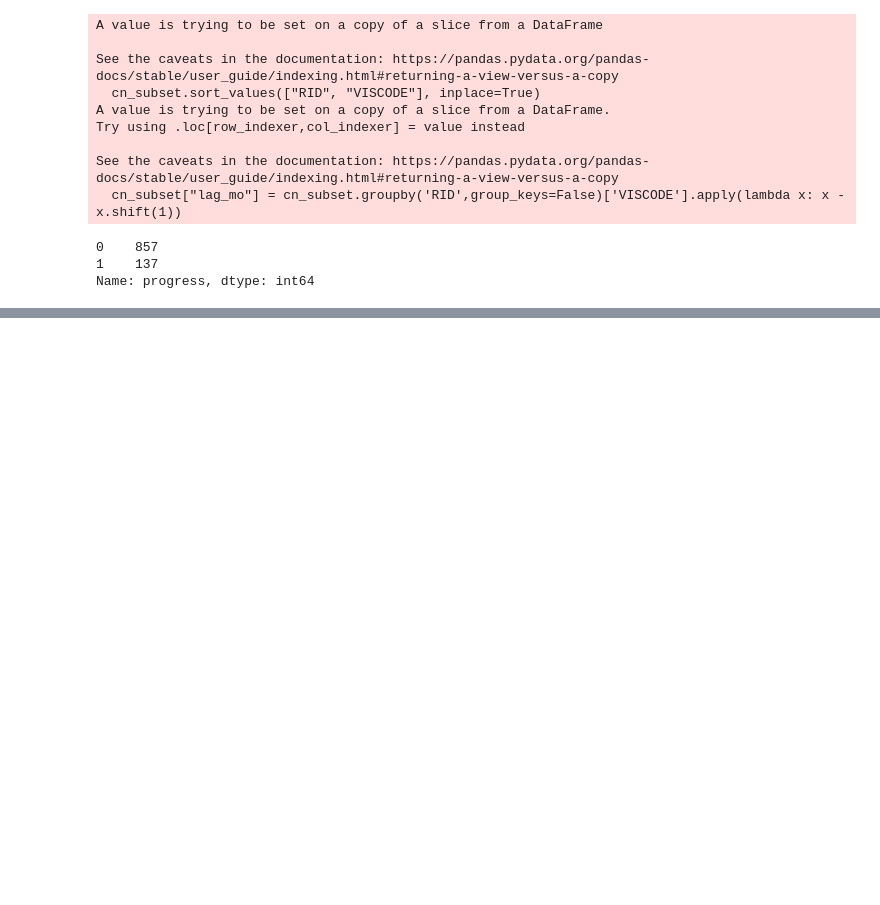
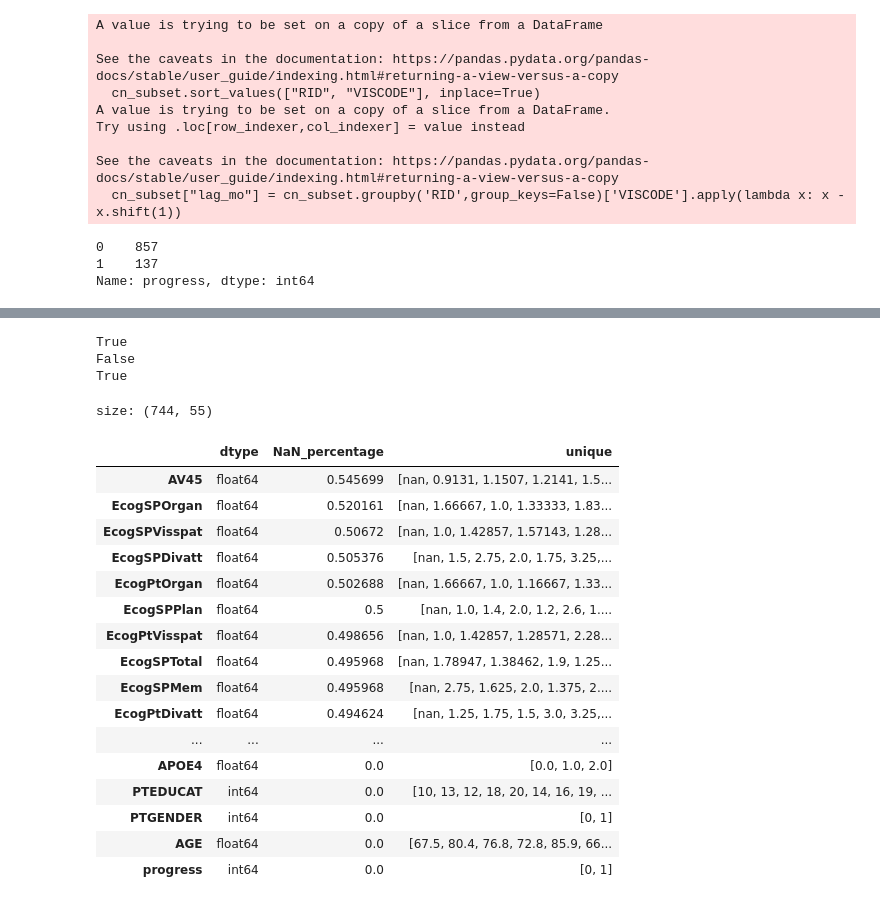
Before and after one commit to tctsung/AD_boosting, a Jupyter notebook: data_augmentation.ipynb, the cells around one changed output, grey strips where cells are left out. Drawn from its saved outputs; the diff is of its cells as text; code cells hidden in the pictures; blank space fills up the shorter version.

Commit message:
rm cols based on NaN & create train/test set based on waves

```diff
--- a/data_augmentation.ipynb
+++ b/data_augmentation.ipynb
@@ -200,5 +214,41 @@ Dimension: (250, 55)
 | progress | int64 | 0.0 | [0, 1] |
+# %%
+# keep features based on missingness:
+train_na = x1.index[x1["NaN_percentage"] >= 0.55]
+for x in ["PIB", "DIGITSCOR", "FBB"]: print(x in train_na)
+df_mci.drop(["DIGITSCOR"], inplace=True, axis=1)
+df_mci.drop(train_na, inplace=True, axis=1)
+# %% [output]
+True
+False
+True
+# %%
+mci_wv1go = df_mci.loc[df_mci.ORIGPROT.isin([0,1])].reset_index(drop=True)
+mci_wv23 = df_mci.loc[df_mci.ORIGPROT.isin([2,3])].reset_index(drop=True)
+mci_wv23.drop(["ORIGPROT"], axis=1, inplace=True)
+mci_wv1go.drop(["ORIGPROT"], axis=1, inplace=True)
 # %%
 df_mci.to_csv('../clean_data/df_mci.csv', index=False)
 mci_wv1go.to_csv('../clean_data/mci_wv1go.csv', index=False)
 mci_wv23.to_csv('../clean_data/mci_wv23.csv', index=False)
+# %%
+dc.overview(mci_wv1go)
+# %% [output]
+size: (744, 55)
+|  | dtype | NaN_percentage | unique |
+| AV45 | float64 | 0.545699 | [nan, 0.9131, 1.1507, 1.2141, 1.5... |
+| EcogSPOrgan | float64 | 0.520161 | [nan, 1.66667, 1.0, 1.33333, 1.83... |
+| EcogSPVisspat | float64 | 0.50672 | [nan, 1.0, 1.42857, 1.57143, 1.28... |
+| EcogSPDivatt | float64 | 0.505376 | [nan, 1.5, 2.75, 2.0, 1.75, 3.25,... |
+| EcogPtOrgan | float64 | 0.502688 | [nan, 1.66667, 1.0, 1.16667, 1.33... |
+| EcogSPPlan | float64 | 0.5 | [nan, 1.0, 1.4, 2.0, 1.2, 2.6, 1.... |
+| EcogPtVisspat | float64 | 0.498656 | [nan, 1.0, 1.42857, 1.28571, 2.28... |
+| EcogSPTotal | float64 | 0.495968 | [nan, 1.78947, 1.38462, 1.9, 1.25... |
+| EcogSPMem | float64 | 0.495968 | [nan, 2.75, 1.625, 2.0, 1.375, 2.... |
+| EcogPtDivatt | float64 | 0.494624 | [nan, 1.25, 1.75, 1.5, 3.0, 3.25,... |
+| ... | ... | ... | ... |
+| APOE4 | float64 | 0.0 | [0.0, 1.0, 2.0] |
+| PTEDUCAT | int64 | 0.0 | [10, 13, 12, 18, 20, 14, 16, 19, ... |
+| PTGENDER | int64 | 0.0 | [0, 1] |
+| AGE | float64 | 0.0 | [67.5, 80.4, 76.8, 72.8, 85.9, 66... |
+| progress | int64 | 0.0 | [0, 1] |
```
Also changed, not shown: parts of 9 cells of this notebook.
